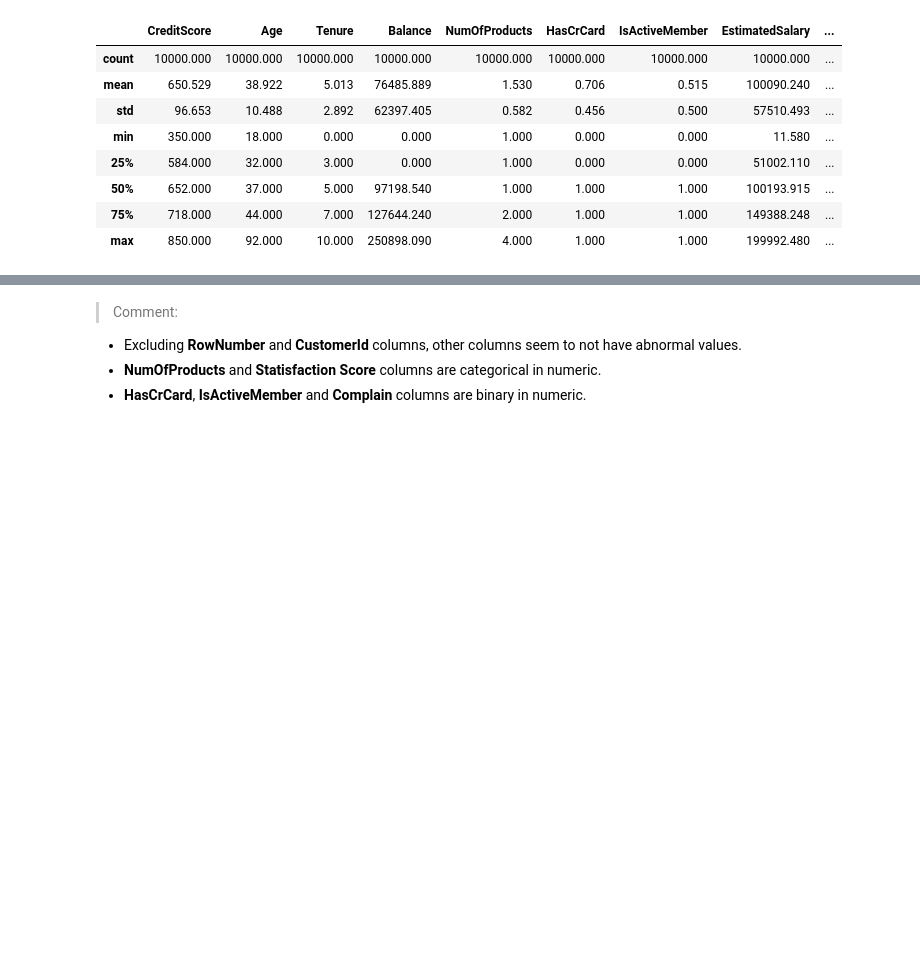
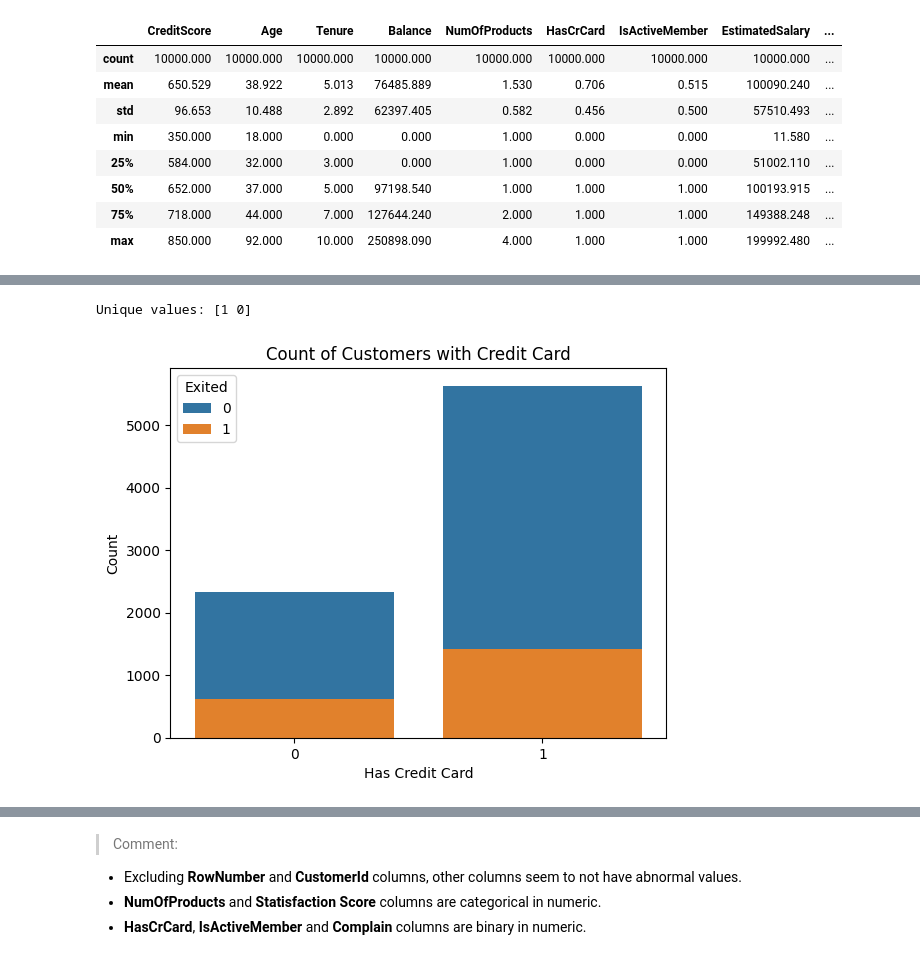
Before and after one commit to raydiwill/customers-churm-ml-app, a Jupyter notebook: notebook/build_model.ipynb, the cells around one changed output, grey strips where cells are left out. Cells and saved outputs as stored; diff of their text form; code cells hidden in the pictures; blank space fills up the shorter version.

```diff
--- a/notebook/build_model.ipynb
+++ b/notebook/build_model.ipynb
@@ -189,0 +181,11 @@ array([2, 3, 5, 4, 1])
+# %%
+print(f'Unique values: {df.HasCrCard.unique()}')
+
+sns.countplot(data=df, x='HasCrCard', hue='Exited', dodge=False)
+plt.xlabel('Has Credit Card')
+plt.ylabel('Count')
+plt.title('Count of Customers with Credit Card')
+plt.show()
+# %% [output]
+Unique values: [1 0]
+[figure, added]
```
Also changed, not shown: parts of 10 cells of this notebook.
